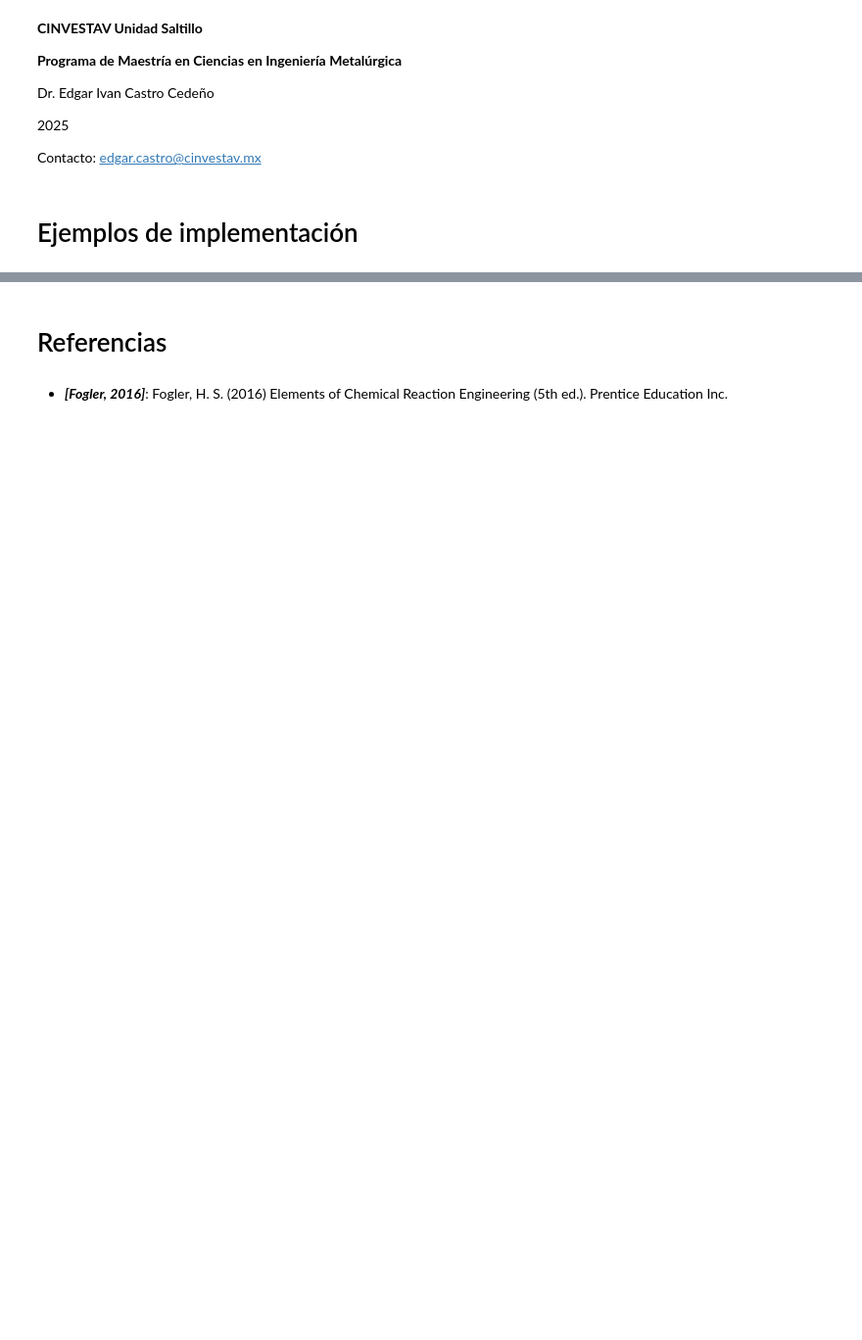
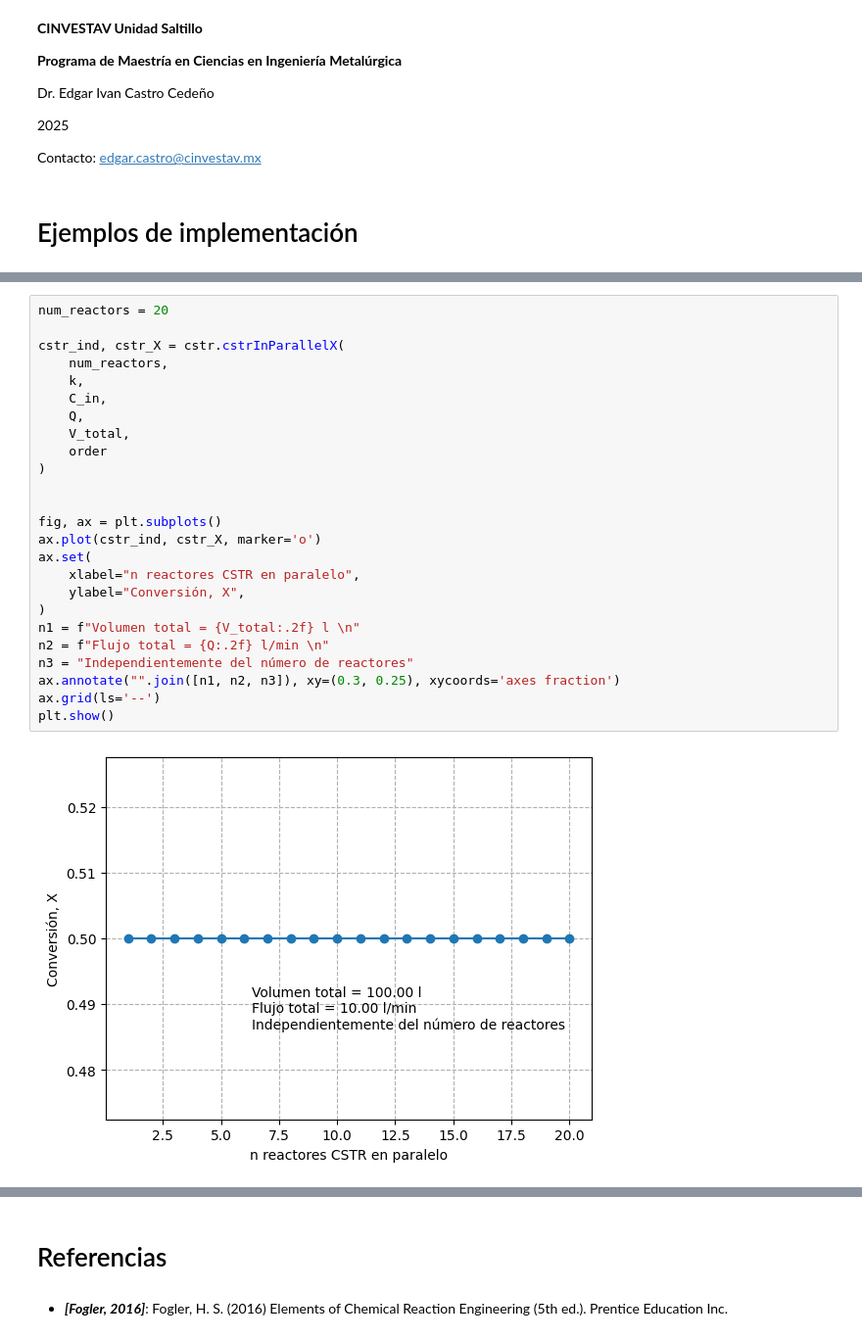
Before and after one commit to eicastroc/Kin_Cinvestav_IngMetalurgica, a Jupyter notebook: 03_Reactores/03a_reactores_Serie_Paralelo.ipynb, the cells around one changed output, grey strips where cells are left out. Shown at 98% size. Cells and saved outputs as stored; diff of their text form; blank space fills up the shorter version.

```diff
--- a/03_Reactores/03a_reactores_Serie_Paralelo.ipynb
+++ b/03_Reactores/03a_reactores_Serie_Paralelo.ipynb
@@ -125,0 +93,27 @@ Overall conversion in PFR: 0.8647
+# %%
+num_reactors = 20
+
+cstr_ind, cstr_X = cstr.cstrInParallelX(
+    num_reactors,
+    k,
+    C_in,
+    Q,
+    V_total,
+    order
+)
+
+
+fig, ax = plt.subplots()
+ax.plot(cstr_ind, cstr_X, marker='o')
+ax.set(
+    xlabel="n reactores CSTR en paralelo",
+    ylabel="Conversión, X",
+)
+n1 = f"Volumen total = {V_total:.2f} l \n"
+n2 = f"Flujo total = {Q:.2f} l/min \n"
+n3 = "Independientemente del número de reactores"
+ax.annotate("".join([n1, n2, n3]), xy=(0.3, 0.25), xycoords='axes fraction')
+ax.grid(ls='--')
+plt.show()
+# %% [output]
+[figure, added]
```
Also changed, not shown: parts of 23 cells of this notebook, 4 other files.
